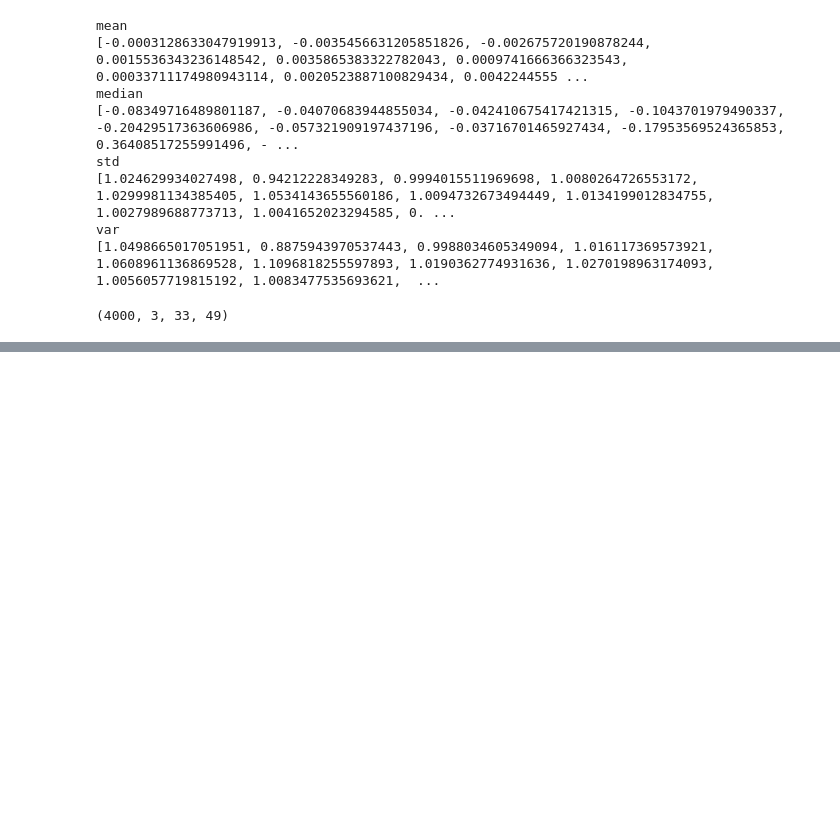
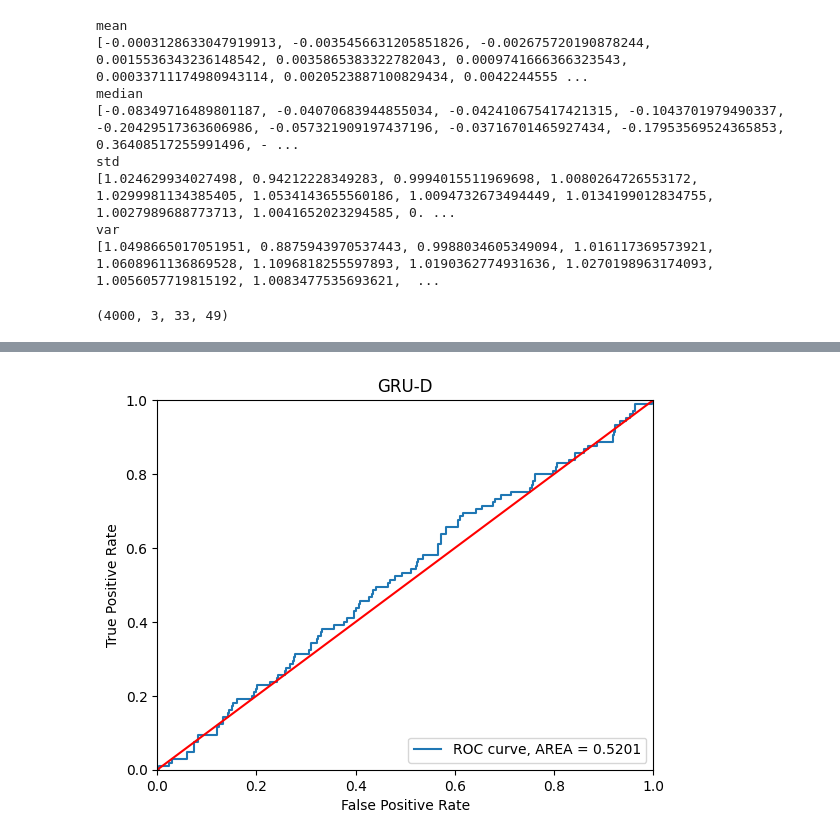
Before and after one commit to Shintaro0105/STdata_prediction, a Jupyter notebook: src/GRU-D/GRUD_mean.ipynb, the cells around one changed output, grey strips where cells are left out. Saved outputs shown, nothing was run; the diff lists cells and outputs as text; code cells hidden in the pictures; blank space fills up the shorter version.

```diff
--- a/src/GRU-D/GRUD_mean.ipynb
+++ b/src/GRU-D/GRUD_mean.ipynb
@@ -529,0 +1186,8 @@ print(t_dataset.shape)
+# %%
+input_size = 33 # num of variables base on the paper
+hidden_size = 33 # same as inputsize
+output_size = 1
+num_layers = 49 # num of step or layers base on the paper
+
+x_mean = torch.Tensor(np.load('./input/x_mean_aft_nor.npy'))
+x_median = torch.Tensor(np.load('./input/x_median_aft_nor.npy'))
@@ -529,0 +1210,14 @@ print(t_dataset.shape)
+# %%
+'''
+def fit(model, criterion, learning_rate,\
+        train_dataloader, dev_dataloader, test_dataloader,\
+        learning_rate_decay=0, n_epochs=30):
+'''
+learning_rate = 0.01
+learning_rate_decay =7
+n_epochs = 14
+
+# learning_rate = 0.1 learning_rate_decay=True
+epoch_losses = fit(model, criterion, learning_rate,\
+                   train_dataloader, dev_dataloader, test_dataloader,\
+                   learning_rate_decay, n_epochs)
@@ -529,0 +1241,9 @@ print(t_dataset.shape)
+# %%
+learning_rate = 0.0001
+learning_rate_decay =7
+n_epochs = 14
+
+# learning_rate = 0.1 learning_rate_decay=True
+epoch_losses_s = fit(model, criterion, learning_rate,\
+                   train_dataloader, dev_dataloader, test_dataloader,\
+                   learning_rate_decay, n_epochs)
@@ -529,0 +1267,9 @@ print(t_dataset.shape)
+# %%
+learning_rate = 0.005
+learning_rate_decay =7
+n_epochs = 14
+
+# learning_rate = 0.1 learning_rate_decay=True
+epoch_losses_t = fit(model, criterion, learning_rate,\
+                   train_dataloader, dev_dataloader, test_dataloader,\
+                   learning_rate_decay, n_epochs)
@@ -529,0 +1293,6 @@ print(t_dataset.shape)
+# %%
+test_preds , test_labels = epoch_losses_t[1][8], epoch_losses_s[1][11]
+
+plot_roc_and_auc_score(test_preds, test_labels, 'GRU-D')
+# %% [output]
+[figure, added]
```
Also changed, not shown: parts of 17 cells of this notebook, 1 other file.
